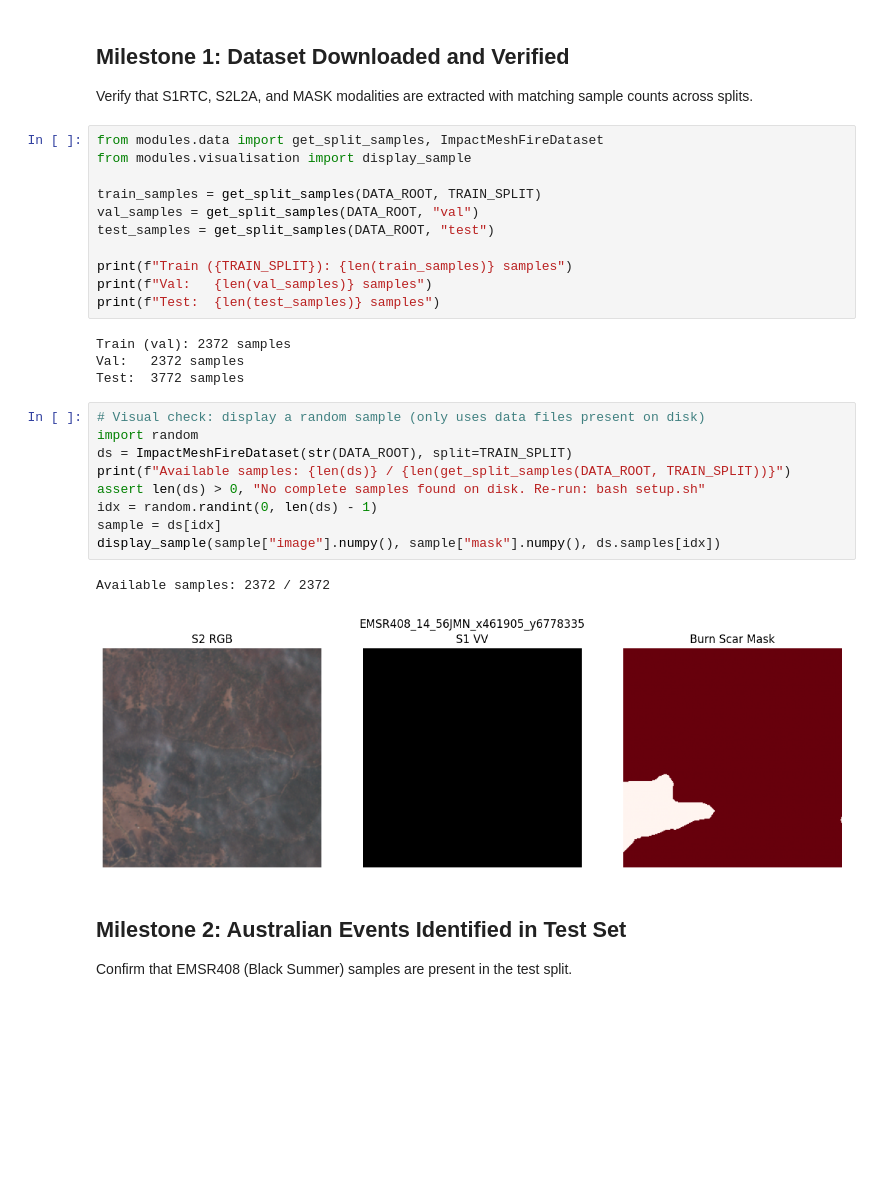
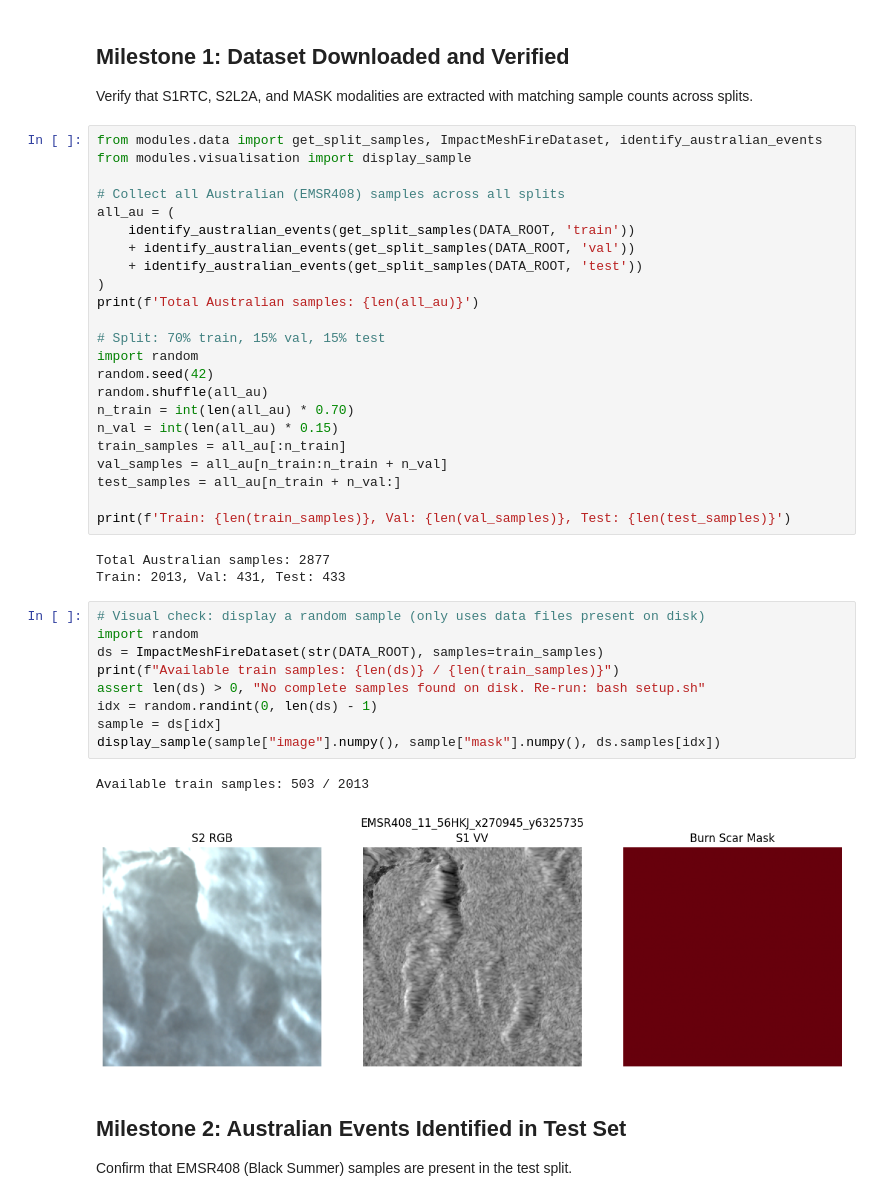
Before and after one commit to csiro-easi/easi-firescars, a Jupyter notebook: workflow.ipynb, the cells around one changed output. Drawn from its saved outputs; the diff is of its cells as text; blank space fills up the shorter version.

```diff
--- a/workflow.ipynb
+++ b/workflow.ipynb
@@ -62,32 +62,43 @@ Training split: val, max samples: 500
 
 Verify that S1RTC, S2L2A, and MASK modalities are extracted with matching sample counts across splits.
 # %%
-from modules.data import get_split_samples, ImpactMeshFireDataset
+from modules.data import get_split_samples, ImpactMeshFireDataset, identify_australian_events
 from modules.visualisation import display_sample
 
-train_samples = get_split_samples(DATA_ROOT, TRAIN_SPLIT)
-val_samples = get_split_samples(DATA_ROOT, "val")
-test_samples = get_split_samples(DATA_ROOT, "test")
+# Collect all Australian (EMSR408) samples across all splits
+all_au = (
+    identify_australian_events(get_split_samples(DATA_ROOT, 'train'))
+    + identify_australian_events(get_split_samples(DATA_ROOT, 'val'))
+    + identify_australian_events(get_split_samples(DATA_ROOT, 'test'))
+)
+print(f'Total Australian samples: {len(all_au)}')
 
-print(f"Train ({TRAIN_SPLIT}): {len(train_samples)} samples")
-print(f"Val:   {len(val_samples)} samples")
-print(f"Test:  {len(test_samples)} samples")
+# Split: 70% train, 15% val, 15% test
+import random
+random.seed(42)
+random.shuffle(all_au)
+n_train = int(len(all_au) * 0.70)
+n_val = int(len(all_au) * 0.15)
+train_samples = all_au[:n_train]
+val_samples = all_au[n_train:n_train + n_val]
+test_samples = all_au[n_train + n_val:]
+
+print(f'Train: {len(train_samples)}, Val: {len(val_samples)}, Test: {len(test_samples)}')
 # %% [output]
-Train (val): 2372 samples
-Val:   2372 samples
-Test:  3772 samples
+Total Australian samples: 2877
+Train: 2013, Val: 431, Test: 433
 # %%
 # Visual check: display a random sample (only uses data files present on disk)
 import random
-ds = ImpactMeshFireDataset(str(DATA_ROOT), split=TRAIN_SPLIT)
-print(f"Available samples: {len(ds)} / {len(get_split_samples(DATA_ROOT, TRAIN_SPLIT))}")
+ds = ImpactMeshFireDataset(str(DATA_ROOT), samples=train_samples)
+print(f"Available train samples: {len(ds)} / {len(train_samples)}")
 assert len(ds) > 0, "No complete samples found on disk. Re-run: bash setup.sh"
 idx = random.randint(0, len(ds) - 1)
 sample = ds[idx]
 display_sample(sample["image"].numpy(), sample["mask"].numpy(), ds.samples[idx])
 # %% [output]
-Available samples: 2372 / 2372
+Available train samples: 503 / 2013
-[figure, old version]
+[figure, new version]
 # %% [markdown]
 ## Milestone 2: Australian Events Identified in Test Set
 
```
Also changed, not shown: parts of 9 cells of this notebook, 2 other files.
